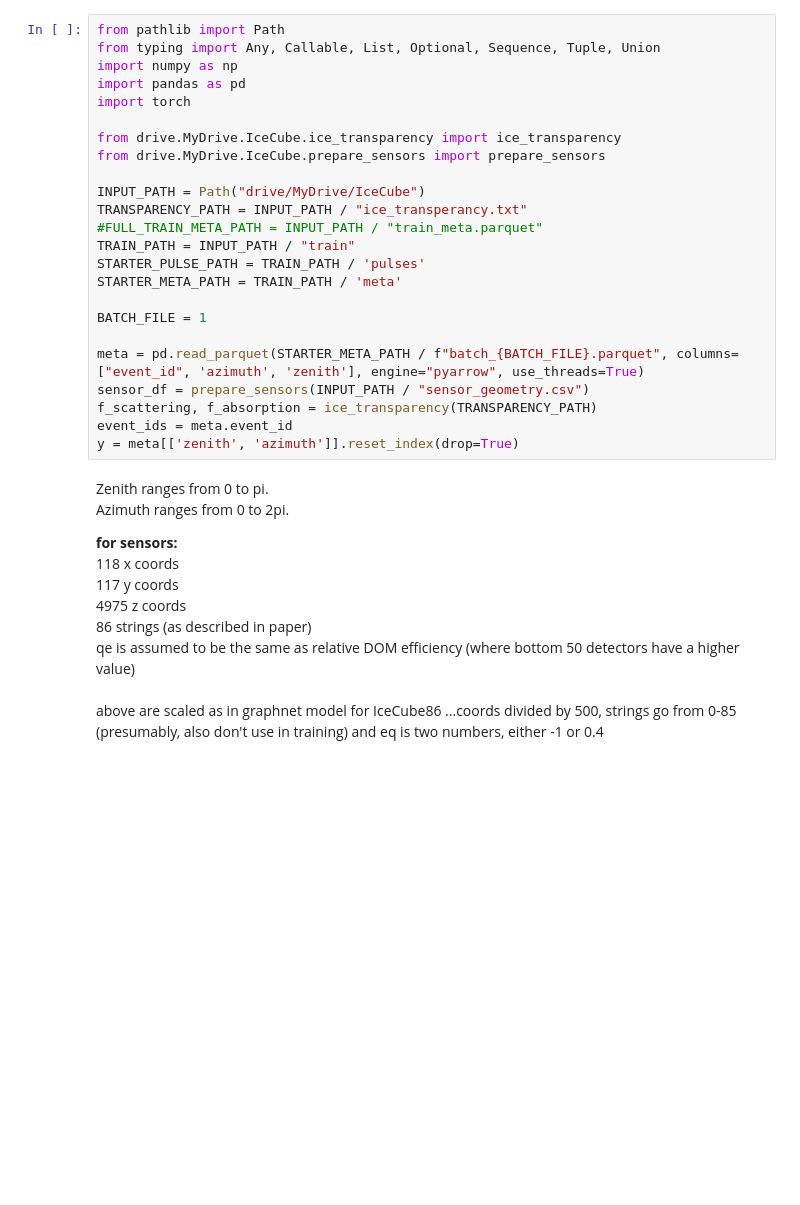
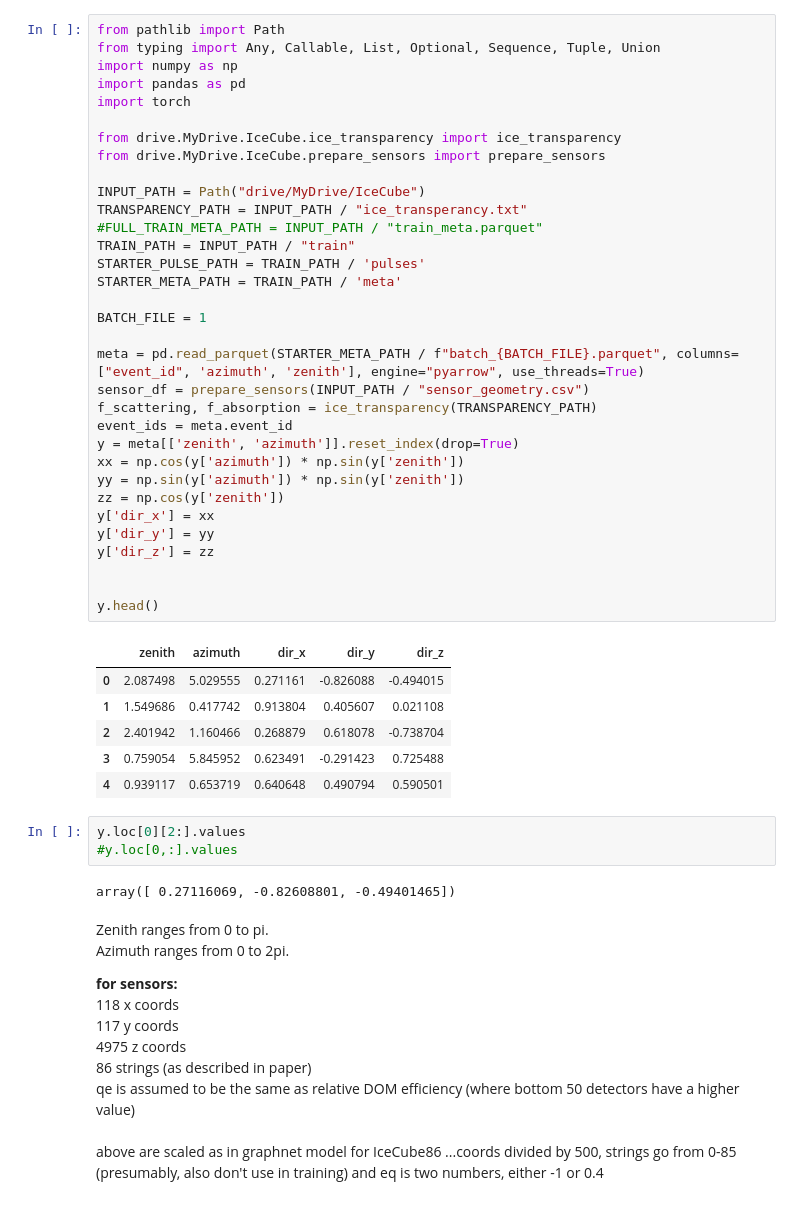
Before and after one commit to mgetsova/kaggle, a Jupyter notebook: IceCube.ipynb, the cells around one changed output. Drawn from its saved outputs; the diff is of its cells as text; blank space fills up the shorter version.

```diff
--- a/IceCube.ipynb
+++ b/IceCube.ipynb
@@ -40,27 +40,48 @@ Requirement already satisfied: six>=1.5 in /usr/local/lib/python3.9/dist-package
 # %%
 from pathlib import Path
 from typing import Any, Callable, List, Optional, Sequence, Tuple, Union
 import numpy as np
 import pandas as pd
 import torch
 
 from drive.MyDrive.IceCube.ice_transparency import ice_transparency
 from drive.MyDrive.IceCube.prepare_sensors import prepare_sensors
 
 INPUT_PATH = Path("drive/MyDrive/IceCube")
 TRANSPARENCY_PATH = INPUT_PATH / "ice_transperancy.txt"
 #FULL_TRAIN_META_PATH = INPUT_PATH / "train_meta.parquet"
 TRAIN_PATH = INPUT_PATH / "train"
 STARTER_PULSE_PATH = TRAIN_PATH / 'pulses'
 STARTER_META_PATH = TRAIN_PATH / 'meta'
 
 BATCH_FILE = 1
 
 meta = pd.read_parquet(STARTER_META_PATH / f"batch_{BATCH_FILE}.parquet", columns=["event_id", 'azimuth', 'zenith'], engine="pyarrow", use_threads=True)
 sensor_df = prepare_sensors(INPUT_PATH / "sensor_geometry.csv")
 f_scattering, f_absorption = ice_transparency(TRANSPARENCY_PATH)
 event_ids = meta.event_id
 y = meta[['zenith', 'azimuth']].reset_index(drop=True)
+xx = np.cos(y['azimuth']) * np.sin(y['zenith'])
+yy = np.sin(y['azimuth']) * np.sin(y['zenith'])
+zz = np.cos(y['zenith'])
+y['dir_x'] = xx
+y['dir_y'] = yy
+y['dir_z'] = zz
+
+
+y.head()
+# %% [output]
+|  | zenith | azimuth | dir_x | dir_y | dir_z |
+| 0 | 2.087498 | 5.029555 | 0.271161 | -0.826088 | -0.494015 |
+| 1 | 1.549686 | 0.417742 | 0.913804 | 0.405607 | 0.021108 |
+| 2 | 2.401942 | 1.160466 | 0.268879 | 0.618078 | -0.738704 |
+| 3 | 0.759054 | 5.845952 | 0.623491 | -0.291423 | 0.725488 |
+| 4 | 0.939117 | 0.653719 | 0.640648 | 0.490794 | 0.590501 |
+# %%
+y.loc[0][2:].values
+#y.loc[0,:].values
+# %% [output]
+array([ 0.27116069, -0.82608801, -0.49401465])
 # %% [markdown]
 Zenith ranges from 0 to pi.
 <br>
```
Also changed, not shown: parts of 7 cells of this notebook.
